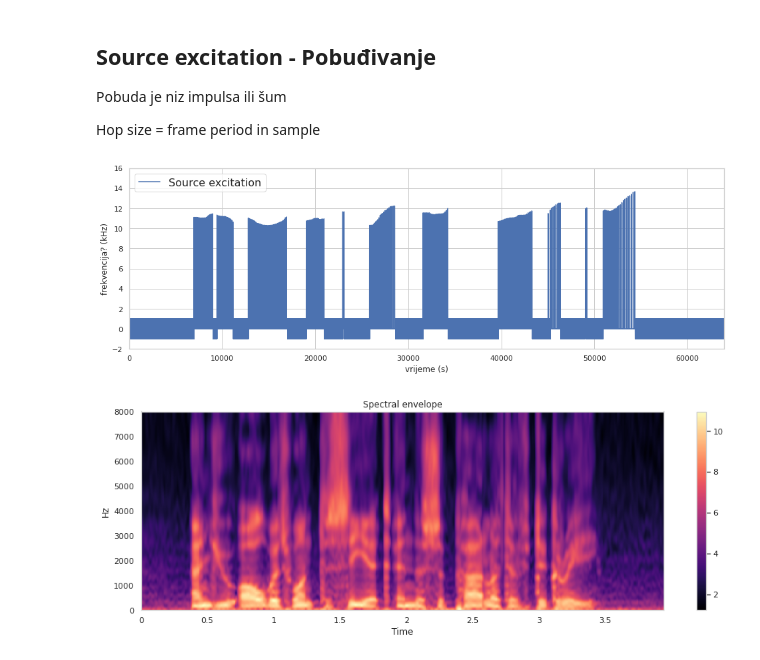
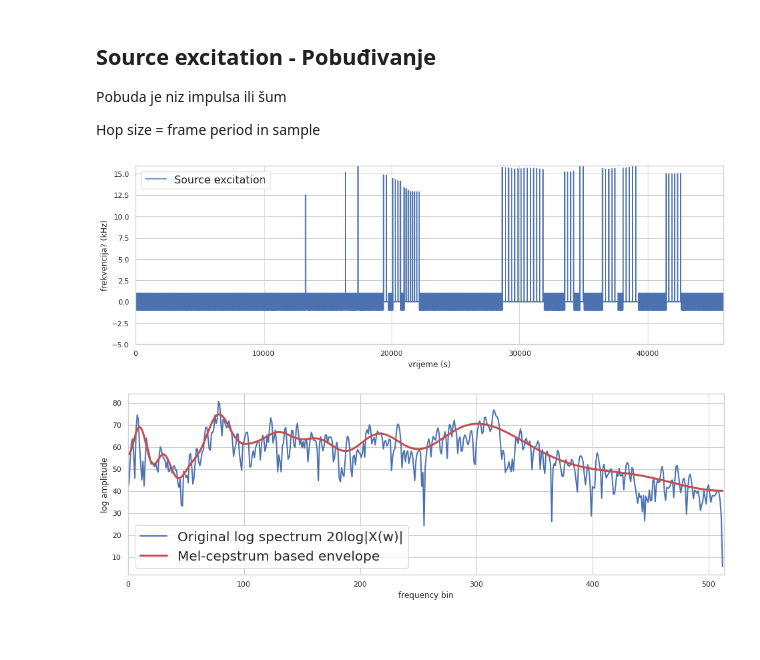
Before and after one commit to lenanovak/rogj-mlsa, a Jupyter notebook: rogj-mlsa.ipynb, the cells around one changed output. Cells and saved outputs as stored; diff of their text form; code cells hidden in the pictures; blank space fills up the shorter version.

```diff
--- a/rogj-mlsa.ipynb
+++ b/rogj-mlsa.ipynb
@@ -8,6 +8,8 @@ from IPython.display import Audio
 import librosa
 import librosa.display
 import seaborn
+
+WAV = "sm04010105105"
 # %%
 seaborn.set(style="whitegrid")
 plt.rcParams['figure.figsize'] = (16,5)
@@ -14,7 +26,7 @@ plt.rcParams['figure.figsize'] = (16,5)
 # %% [markdown]
 ## Load audio file
 # %%
-fs, x = wavfile.read(pysptk.util.example_audio_file()) # treba uploadati neku .wav s kolegija
+fs, x = wavfile.read("./wav/"+WAV+".wav")
 # fs = sample rate / frequency sample = 16 000 Hz --> reduction of a continuous-time signal to discrete-time signal
 # sound wave (continuous signal) to a sequence of samples (discrete-time signal)
 # 16 000 - za signale govora je dovoljna frekvencija uzorkovanja od 16 kHz - frekvencija uzorkovanja mora biti dva puta veća od najviše frekvencije govora
@@ -113,33 +109,29 @@ source_excitation = pysptk.excite(pitch, hop_length)
 # pojasniti ovaj grafički prikaz
 plt.plot(source_excitation, label="Source excitation")
 plt.xlim(0, len(source_excitation))
-plt.ylim(-2, 16)
+plt.ylim(-5, 16)
 plt.xlabel("vrijeme (s)") #podijeliti s 10 000
 plt.ylabel("frekvencija? (kHz)") #provjeriti mjernu jedinicu
 plt.legend(prop={'size': 16});
+
+plt.savefig("./images/"+WAV+"/"+WAV+"_sourceExcitation.png")
 # %% [output]
-[figure, old version]
+[figure, new version]
 # %%
 ##Synthesis from mel-cepstrum
 # %%
 order = 25 # defaultna vrijednost za order kod mel-cepstruma
-alpha = 0.41
+alpha = 0.42
 
-mc = pysptk.mcep(frames, order, alpha)
-# mcep - mel-cepstrum analysis
-# params - windowed frame, order of mel-cepstrum (default 25), alpha - all pass constant (default 0.35)
+# Spectrum for a windowed signal - prirodni logaritam modula spektra ?
+# izračun spectruma 20log|X(w)| za okvir
+sp = 20*np.log10(np.abs(np.fft.rfft(xw)))
 
-logH = pysptk.mgc2sp(mc, alpha, 0.0, frame_length).real
-# mgc2sp - mel-generalized capstrum transform
-# params - mel-generalized capstrum, all-pass constant, gamma, FFT length
-# return - complex spectrum log_e(H(w))
+mgc = pysptk.mcep(xw, order, alpha) # one frame = xw
+pplot(sp, pysptk.mgc2sp(mgc, alpha, 0.0, frame_length).real, title="Mel-cepstrum based envelope")
 
+plt.savefig("./images/"+WAV+"/"+WAV+"_melCepstrumEnvelope.png")
 
-librosa.display.specshow(logH.T, sr=fs, hop_length=hop_length, x_axis="time", y_axis="linear")
-# specshow - display a spectogram
-# params - matrix to display, sample rate, hop length, range for x and y axes
-
-plt.colorbar()
-plt.title("Spectral envelope");
+# zašto je 0.41? a u Lineaer frequency cepstrum based envelope je 0.0
 # %% [output]
-[figure, old version]
+[figure, new version]
```
Also changed, not shown: parts of 10 cells of this notebook, 49 other files.
